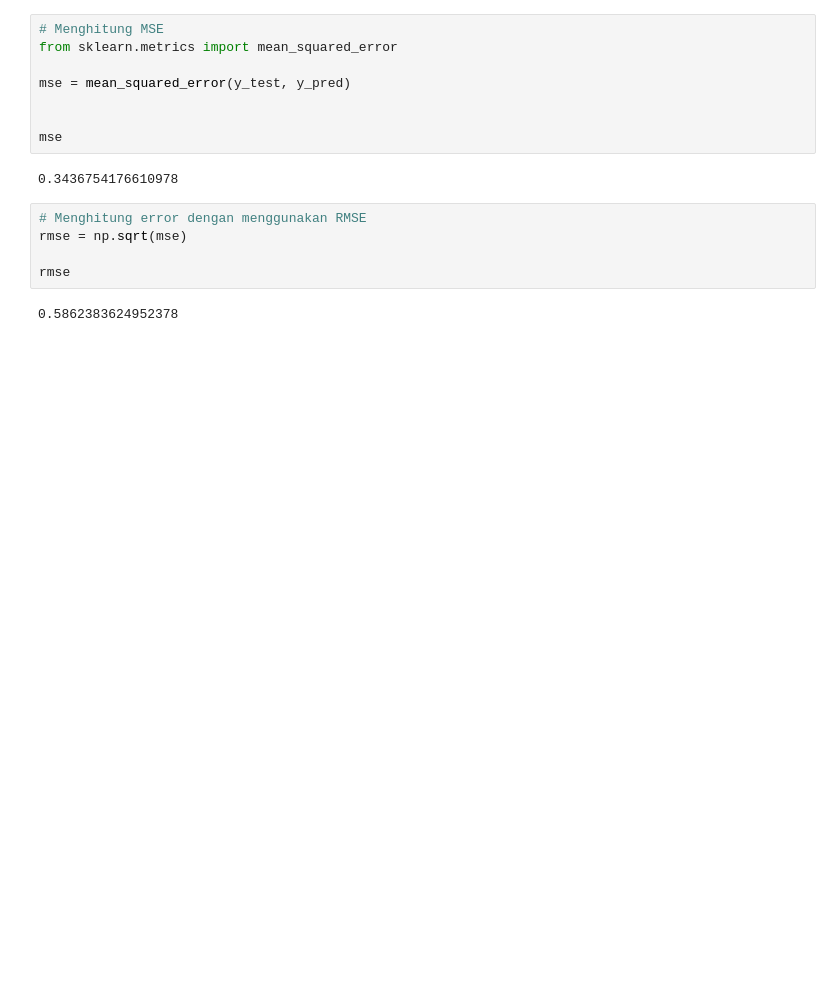
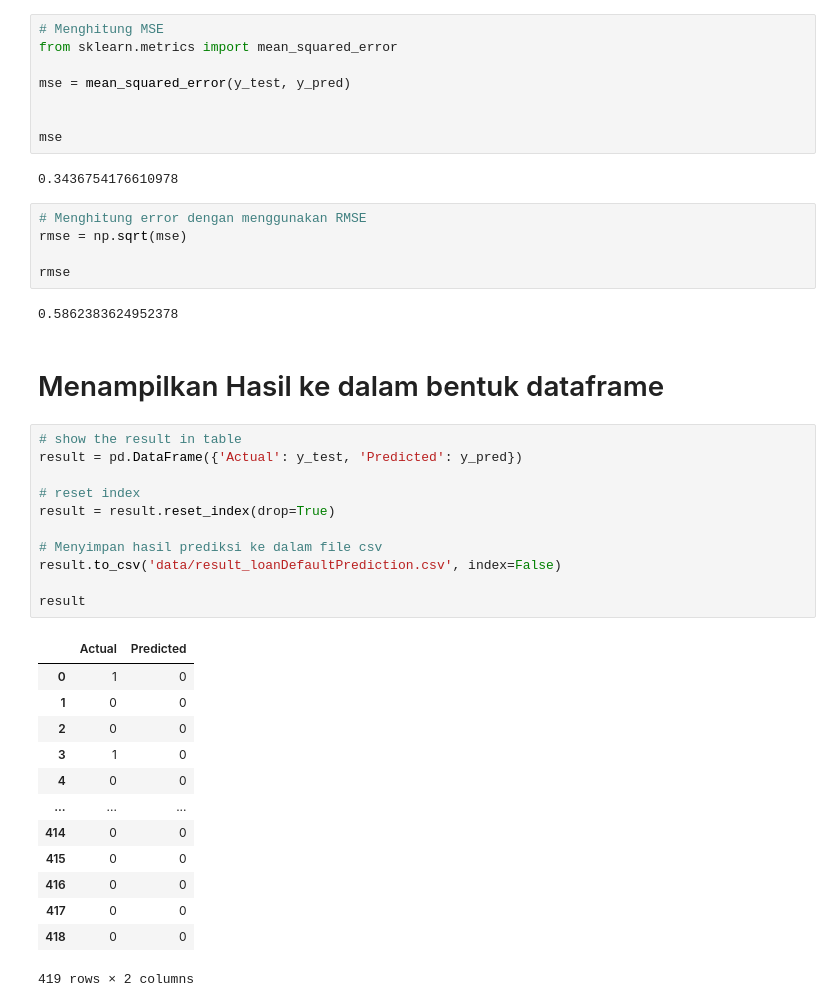
Before and after one commit to AbdulHafidh-AI/INF540-KELOMPOK2-MACHINE_LEARNING_PROJECT, a Jupyter notebook: LoanDefaultPrediction_01.ipynb, the cells around one changed output. Drawn from its saved outputs; the diff is of its cells as text; blank space fills up the shorter version.

Commit message:
save the result by transforming into dataframe and csv file

```diff
--- a/LoanDefaultPrediction_01.ipynb
+++ b/LoanDefaultPrediction_01.ipynb
@@ -433,3 +435,30 @@ rmse = np.sqrt(mse)
 rmse
 # %% [output]
 0.5862383624952378
+# %% [markdown]
+# Menampilkan Hasil ke dalam bentuk dataframe
+# %%
+# show the result in table
+result = pd.DataFrame({'Actual': y_test, 'Predicted': y_pred})
+
+# reset index
+result = result.reset_index(drop=True)
+
+# Menyimpan hasil prediksi ke dalam file csv
+result.to_csv('data/result_loanDefaultPrediction.csv', index=False)
+
+result
+# %% [output]
+|  | Actual | Predicted |
+| 0 | 1 | 0 |
+| 1 | 0 | 0 |
+| 2 | 0 | 0 |
+| 3 | 1 | 0 |
+| 4 | 0 | 0 |
+| ... | ... | ... |
+| 414 | 0 | 0 |
+| 415 | 0 | 0 |
+| 416 | 0 | 0 |
+| 417 | 0 | 0 |
+| 418 | 0 | 0 |
+419 rows × 2 columns
```
Also changed, not shown: parts of 1 cell of this notebook, 1 other file.
